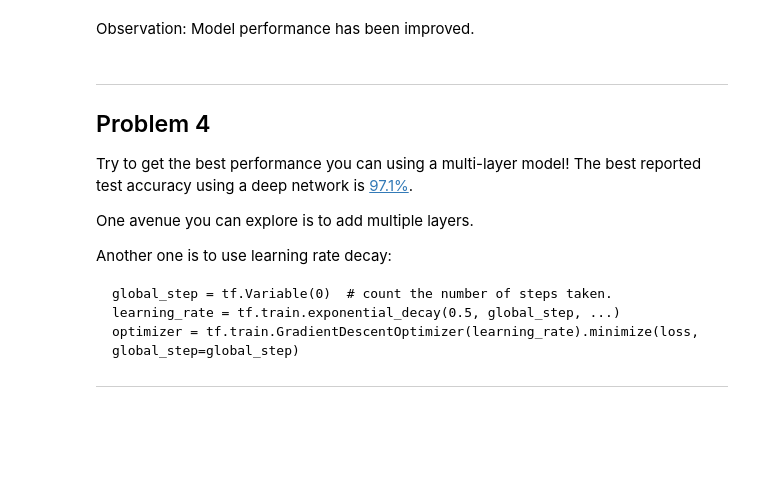
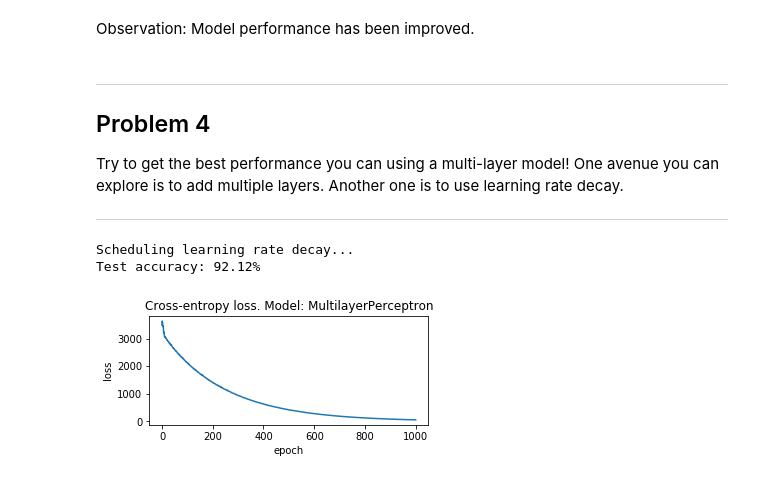
Before and after one commit to slipnitskaya/deep-learning-tensorflow-ud730, a Jupyter notebook: 3_regularization.ipynb, the cells around one changed output. Saved outputs shown, nothing was run; the diff lists cells and outputs as text; code cells hidden in the pictures; blank space fills up the shorter version.

Commit message:
implement the learning rate scheduler, visualize results

```diff
--- a/3_regularization.ipynb
+++ b/3_regularization.ipynb
@@ -87,8 +88,7 @@ What happens to our extreme overfitting case?
 ---
 # %%
 params['dropout_rate'] = 0.3
-est_class=MultilayerPerceptron
-model_training(train_dataset, test_dataset, train_labels, test_labels, est_class, params)
+model_training(train_dataset, test_dataset, train_labels, test_labels, MultilayerPerceptron, params)
 # %% [output]
 Test accuracy: 85.39%
 [figure]
@@ -99,14 +99,16 @@ Observation: Model performance has been improved.
 Problem 4
 ---------
 
-Try to get the best performance you can using a multi-layer model! The best reported test accuracy using a deep network is [97.1%](http://yaroslavvb.blogspot.com/2011/09/notmnist-dataset.html?showComment=1391023266211#c8758720086795711595).
-
-One avenue you can explore is to add multiple layers.
-
-Another one is to use learning rate decay:
-
-    global_step = tf.Variable(0)  # count the number of steps taken.
-    learning_rate = tf.train.exponential_decay(0.5, global_step, ...)
-    optimizer = tf.train.GradientDescentOptimizer(learning_rate).minimize(loss, global_step=global_step)
+Try to get the best performance you can using a multi-layer model! One avenue you can explore is to add multiple layers. Another one is to use learning rate decay.
 
  ---
+# %%
+params.update({'lr': 2e-1})
+params['lr_decay'] = 0.5
+params['decay_steps'] = 1e15
+
+model_training(train_dataset, test_dataset, train_labels, test_labels, MultilayerPerceptron, params)
+# %% [output]
+Scheduling learning rate decay...
+Test accuracy: 92.12%
+[figure, added]
```
Also changed, not shown: parts of 2 cells of this notebook.
